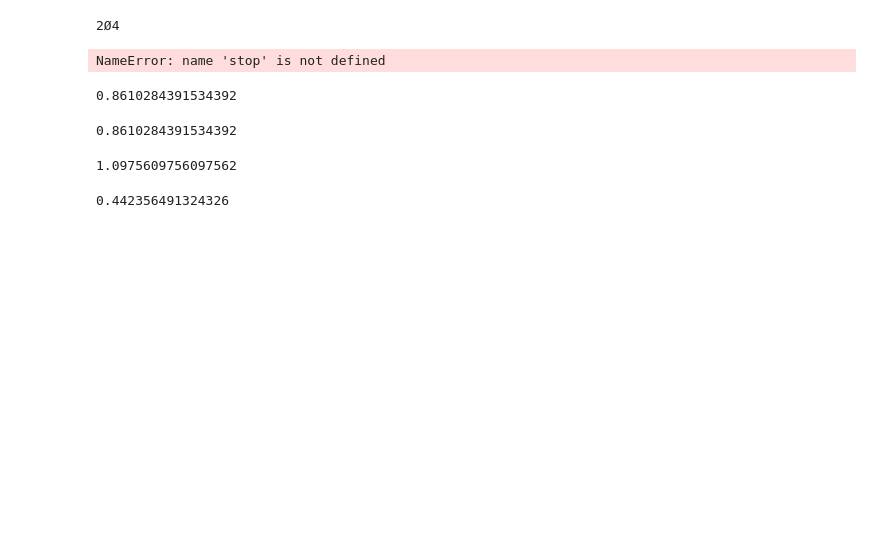
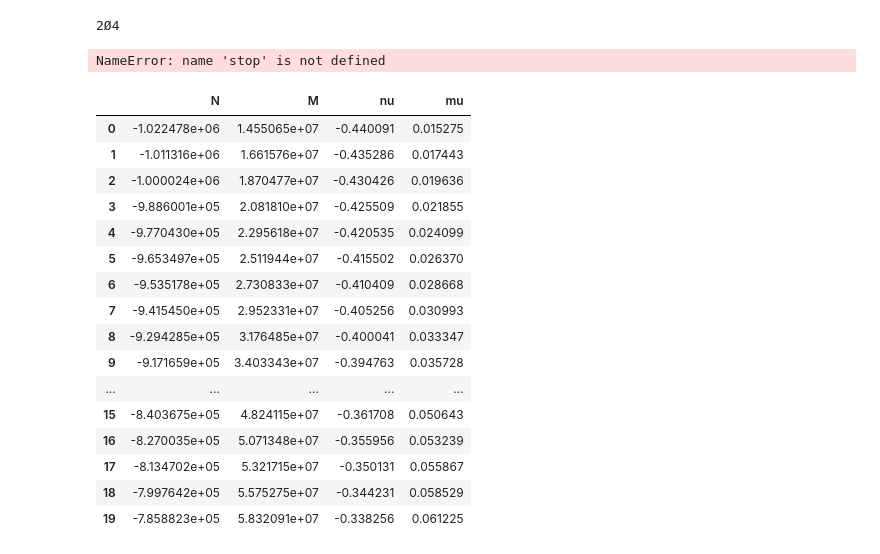
Before and after one commit to sononicola/Design-of-Concrete-Structures, a Jupyter notebook: M - N interaction diagram.ipynb, the cells around one changed output. Cells and saved outputs as stored; diff of their text form; code cells hidden in the pictures; blank space fills up the shorter version.

Commit message:
campo 6

```diff
--- a/M - N interaction diagram.ipynb
+++ b/M - N interaction diagram.ipynb
@@ -34,6 +40,26 @@ ese1 = 1.9565/1000
 esu = 10/1000 # campo 1 e 2
 ecu = 3.5/1000
 ec2 = 2/1000
+
+b = 300
+h = 300
+As = 226.08
+As1 = 226.08
+d = 260
+d1 = 40
+d2 = 40
+
+fck = 30
+fyk = 450
+fyk1 = 450
+Ec = 31475.806
+Es = 200000
+
+ese = 1.9565/1000
+ese1 = 1.9565/1000
+esu = 10/1000 # campo 1 e 2
+ecu = 3.5/1000
+ec2 = 2/1000
 # %%
 xi23 = ecu/(ecu + esu)
 xi23
@@ -457,16 +461,20 @@ fyd1 = np.array(fyd1)
-# %%
-(xi[0]**2 - 6/7*xi[0] + 125/1029) / ((xi[0] - 3/7)**2)
-# %% [output]
-0.8610284391534392
-# %%
-1/(3*ecu) * ( 3*ecu - ec2*( (1-t/h)/(xi[0]-t/h) )**2 )
-# %% [output]
-0.8610284391534392
-# %%
-xi[0]
-# %% [output]
-1.0975609756097562
-# %%
-3/14 * (2401*xi[0]**2 - 2058*xi[0] + 185 )/( 1029*xi[0]**2 - 882*xi[0] +125)
-# %% [output]
-0.442356491324326
+# %%
+pd.DataFrame(MN_up["1"])
+# %% [output]
+|  | N | M | nu | mu |
+| 0 | -1.022478e+06 | 1.455065e+07 | -0.440091 | 0.015275 |
+| 1 | -1.011316e+06 | 1.661576e+07 | -0.435286 | 0.017443 |
+| 2 | -1.000024e+06 | 1.870477e+07 | -0.430426 | 0.019636 |
+| 3 | -9.886001e+05 | 2.081810e+07 | -0.425509 | 0.021855 |
+| 4 | -9.770430e+05 | 2.295618e+07 | -0.420535 | 0.024099 |
+| 5 | -9.653497e+05 | 2.511944e+07 | -0.415502 | 0.026370 |
+| 6 | -9.535178e+05 | 2.730833e+07 | -0.410409 | 0.028668 |
+| 7 | -9.415450e+05 | 2.952331e+07 | -0.405256 | 0.030993 |
+| 8 | -9.294285e+05 | 3.176485e+07 | -0.400041 | 0.033347 |
+| 9 | -9.171659e+05 | 3.403343e+07 | -0.394763 | 0.035728 |
+| ... | ... | ... | ... | ... |
+| 15 | -8.403675e+05 | 4.824115e+07 | -0.361708 | 0.050643 |
+| 16 | -8.270035e+05 | 5.071348e+07 | -0.355956 | 0.053239 |
+| 17 | -8.134702e+05 | 5.321715e+07 | -0.350131 | 0.055867 |
+| 18 | -7.997642e+05 | 5.575275e+07 | -0.344231 | 0.058529 |
+| 19 | -7.858823e+05 | 5.832091e+07 | -0.338256 | 0.061225 |
```
Also changed, not shown: parts of 20 cells of this notebook.
